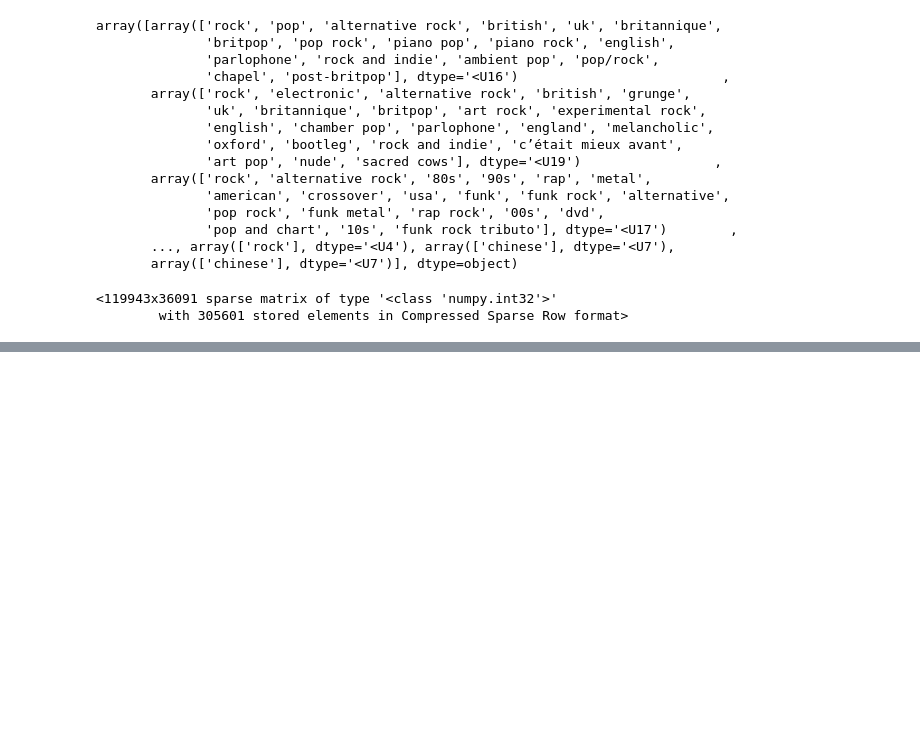
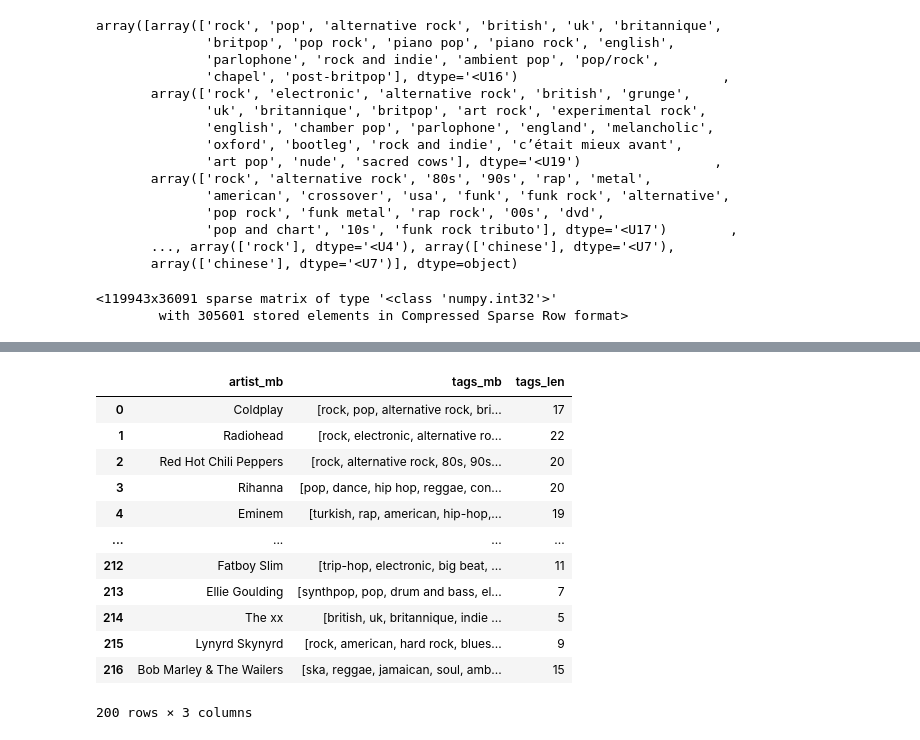
Before and after one commit to abarbieu/music-recommender, a Jupyter notebook: Clustering.ipynb, the cells around one changed output, grey strips where cells are left out. Drawn from its saved outputs; the diff is of its cells as text; code cells hidden in the pictures; blank space fills up the shorter version.

```diff
--- a/Clustering.ipynb
+++ b/Clustering.ipynb
@@ -180,0 +219,19 @@ tmr = tag_matrix.toarray()
+# %%
+pd.options.mode.chained_assignment = None
+top2k = artist_tags[:200]
+# %%
+top2k
+# %% [output]
+|  | artist_mb | tags_mb | tags_len |
+| 0 | Coldplay | [rock, pop, alternative rock, bri... | 17 |
+| 1 | Radiohead | [rock, electronic, alternative ro... | 22 |
+| 2 | Red Hot Chili Peppers | [rock, alternative rock, 80s, 90s... | 20 |
+| 3 | Rihanna | [pop, dance, hip hop, reggae, con... | 20 |
+| 4 | Eminem | [turkish, rap, american, hip-hop,... | 19 |
+| ... | ... | ... | ... |
+| 212 | Fatboy Slim | [trip-hop, electronic, big beat, ... | 11 |
+| 213 | Ellie Goulding | [synthpop, pop, drum and bass, el... | 7 |
+| 214 | The xx | [british, uk, britannique, indie ... | 5 |
+| 215 | Lynyrd Skynyrd | [rock, american, hard rock, blues... | 9 |
+| 216 | Bob Marley & The Wailers | [ska, reggae, jamaican, soul, amb... | 15 |
+200 rows × 3 columns
```
Also changed, not shown: parts of 21 cells of this notebook, 3 other files.
